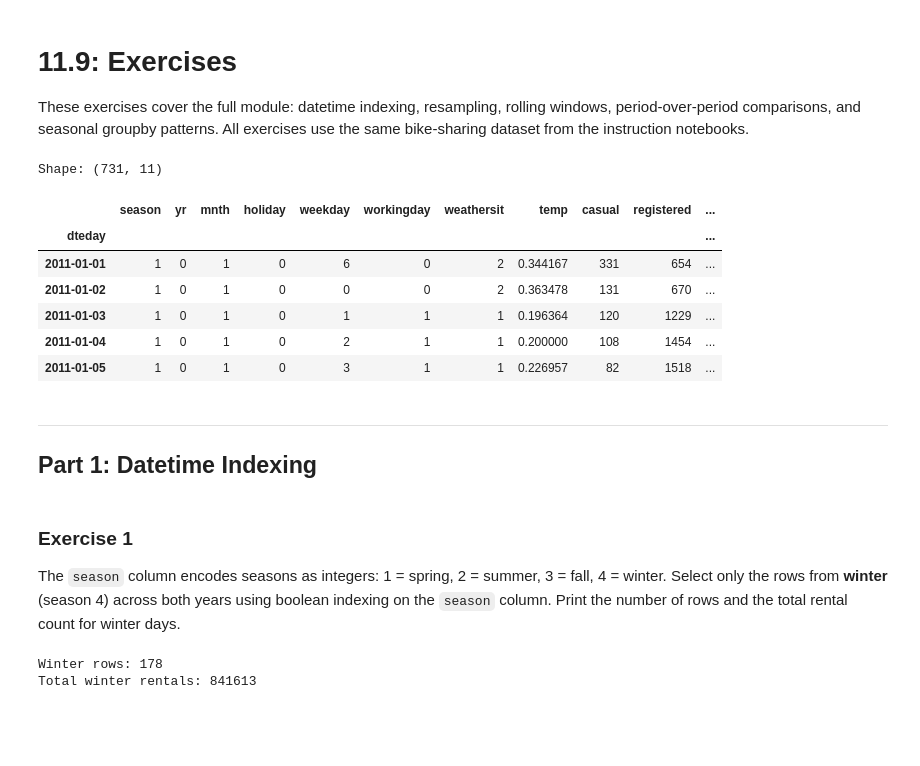
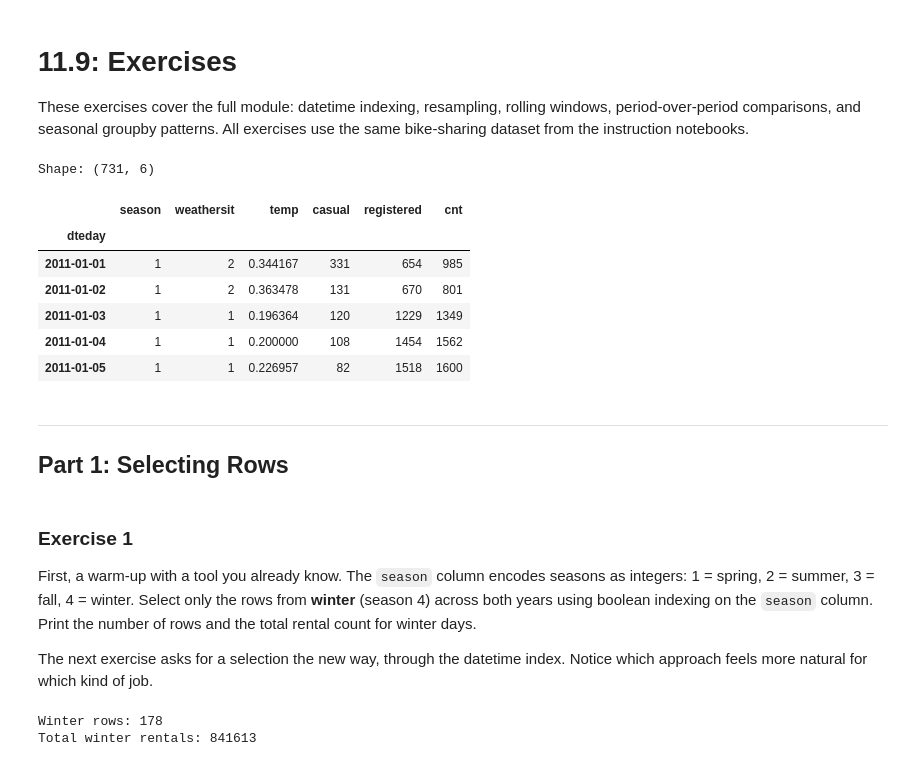
Before and after one commit to bsheese/225, a Jupyter notebook: 11_time/11_9_Exercises.ipynb, the cells around one changed output. Drawn from its saved outputs; the diff is of its cells as text; code cells hidden in the pictures; blank space fills up the shorter version.

```diff
--- a/11_time/11_9_Exercises.ipynb
+++ b/11_time/11_9_Exercises.ipynb
@@ -7,33 +7,34 @@ These exercises cover the full module: datetime indexing, resampling, rolling wi
 # %%
 import pandas as pd
 import matplotlib.pyplot as plt
 import seaborn as sns
 
 sns.set_theme(style="whitegrid", context="notebook")
 
 url = "https://raw.githubusercontent.com/bsheese/225/main/data/bike_daily.csv"
-keep = ["dteday", "season", "yr", "mnth", "holiday", "weekday",
-        "workingday", "weathersit", "temp", "casual", "registered", "cnt"]
+keep = ["dteday", "season", "weathersit", "temp", "casual", "registered", "cnt"]
 df = pd.read_csv(url, usecols=keep, parse_dates=["dteday"],
                  index_col="dteday").sort_index()
 print("Shape:", df.shape)
 df.head()
 # %% [output]
-Shape: (731, 11)
+Shape: (731, 6)
-|  | season | yr | mnth | holiday | weekday | workingday | weathersit | temp | casual | registered | ... |
-| dteday |  |  |  |  |  |  |  |  |  |  | ... |
-| 2011-01-01 | 1 | 0 | 1 | 0 | 6 | 0 | 2 | 0.344167 | 331 | 654 | ... |
-| 2011-01-02 | 1 | 0 | 1 | 0 | 0 | 0 | 2 | 0.363478 | 131 | 670 | ... |
-| 2011-01-03 | 1 | 0 | 1 | 0 | 1 | 1 | 1 | 0.196364 | 120 | 1229 | ... |
-| 2011-01-04 | 1 | 0 | 1 | 0 | 2 | 1 | 1 | 0.200000 | 108 | 1454 | ... |
-| 2011-01-05 | 1 | 0 | 1 | 0 | 3 | 1 | 1 | 0.226957 | 82 | 1518 | ... |
+|  | season | weathersit | temp | casual | registered | cnt |
+| dteday |  |  |  |  |  |  |
+| 2011-01-01 | 1 | 2 | 0.344167 | 331 | 654 | 985 |
+| 2011-01-02 | 1 | 2 | 0.363478 | 131 | 670 | 801 |
+| 2011-01-03 | 1 | 1 | 0.196364 | 120 | 1229 | 1349 |
+| 2011-01-04 | 1 | 1 | 0.200000 | 108 | 1454 | 1562 |
+| 2011-01-05 | 1 | 1 | 0.226957 | 82 | 1518 | 1600 |
 # %% [markdown]
 ---
-## Part 1: Datetime Indexing
+## Part 1: Selecting Rows
 # %% [markdown]
 ### Exercise 1
 
-The `season` column encodes seasons as integers: 1 = spring, 2 = summer, 3 = fall, 4 = winter. Select only the rows from **winter** (season 4) across both years using boolean indexing on the `season` column. Print the number of rows and the total rental count for winter days.
+First, a warm-up with a tool you already know. The `season` column encodes seasons as integers: 1 = spring, 2 = summer, 3 = fall, 4 = winter. Select only the rows from **winter** (season 4) across both years using boolean indexing on the `season` column. Print the number of rows and the total rental count for winter days.
+
+The next exercise asks for a selection the new way, through the datetime index. Notice which approach feels more natural for which kind of job.
 # %%
 # your code here
 # %%
```
Also changed, not shown: parts of 3 cells of this notebook, 15 other files.
